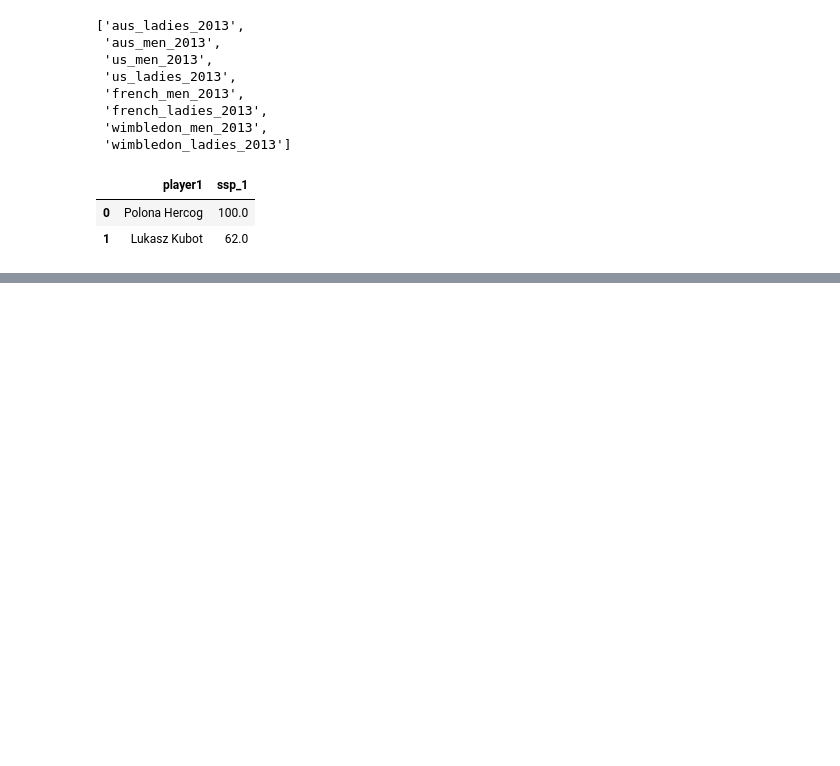
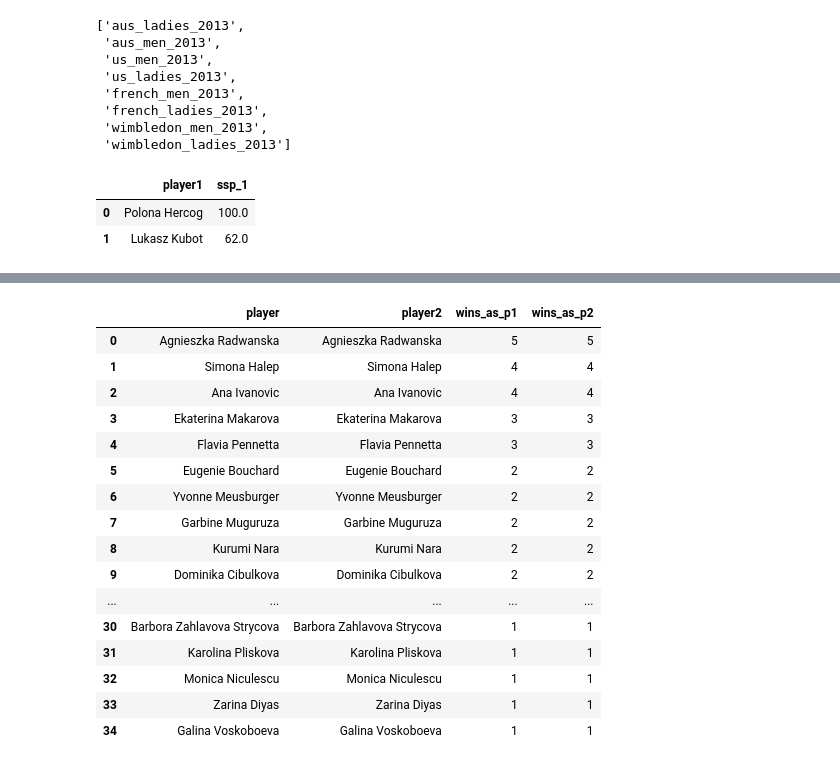
Before and after one commit to luketibbott/SQL, a Jupyter notebook: challenge-4.ipynb, the cells around one changed output, grey strips where cells are left out. Drawn from its saved outputs; the diff is of its cells as text; code cells hidden in the pictures; blank space fills up the shorter version.

```diff
--- a/challenge-4.ipynb
+++ b/challenge-4.ipynb
@@ -600,0 +980,30 @@ Polona Hercog had a 100% serve rate. The next lowest was Lukasz Kubot, at 62%.
+# %%
+pd.read_sql_query('''
+                    SELECT al1.player1 player, al2.player2, COUNT(al1.player1) wins_as_p1,
+                           COUNT(al2.player2) wins_as_p2
+                    FROM aus_ladies_2013 al1
+                    JOIN aus_ladies_2013 al2
+                    ON al1.player1 = al2.player2
+                    WHERE (al1.result = 0 OR al2.result = 1) AND (al1.fnl1 != al1.fnl2)
+                    AND (al2.fnl1 != al2.fnl2)
+                    GROUP BY 1, 2
+                    ORDER BY 3 DESC;
+                  ''', cnx)
+# %% [output]
+|  | player | player2 | wins_as_p1 | wins_as_p2 |
+| 0 | Agnieszka Radwanska | Agnieszka Radwanska | 5 | 5 |
+| 1 | Simona Halep | Simona Halep | 4 | 4 |
+| 2 | Ana Ivanovic | Ana Ivanovic | 4 | 4 |
+| 3 | Ekaterina Makarova | Ekaterina Makarova | 3 | 3 |
+| 4 | Flavia Pennetta | Flavia Pennetta | 3 | 3 |
+| 5 | Eugenie Bouchard | Eugenie Bouchard | 2 | 2 |
+| 6 | Yvonne Meusburger | Yvonne Meusburger | 2 | 2 |
+| 7 | Garbine Muguruza | Garbine Muguruza | 2 | 2 |
+| 8 | Kurumi Nara | Kurumi Nara | 2 | 2 |
+| 9 | Dominika Cibulkova | Dominika Cibulkova | 2 | 2 |
+| ... | ... | ... | ... | ... |
+| 30 | Barbora Zahlavova Strycova | Barbora Zahlavova Strycova | 1 | 1 |
+| 31 | Karolina Pliskova | Karolina Pliskova | 1 | 1 |
+| 32 | Monica Niculescu | Monica Niculescu | 1 | 1 |
+| 33 | Zarina Diyas | Zarina Diyas | 1 | 1 |
+| 34 | Galina Voskoboeva | Galina Voskoboeva | 1 | 1 |
```
Also changed, not shown: parts of 8 cells of this notebook.
